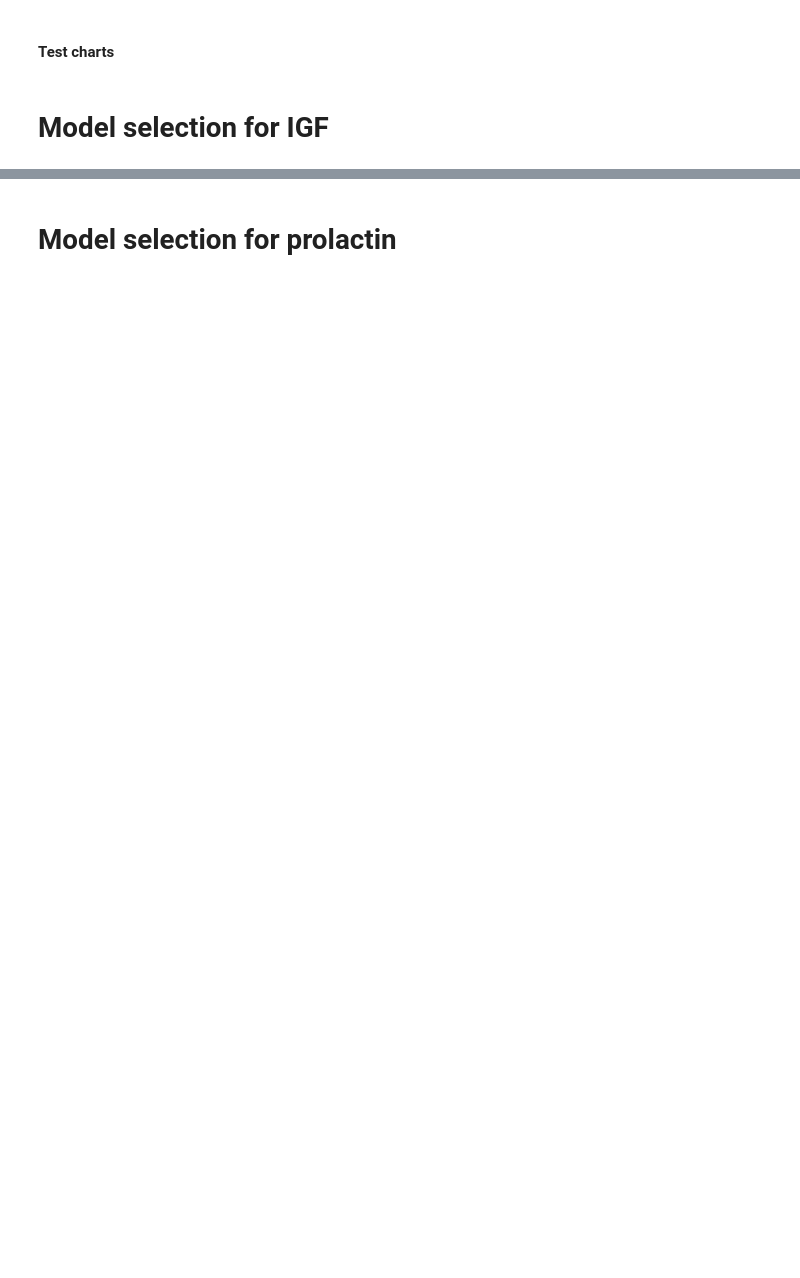
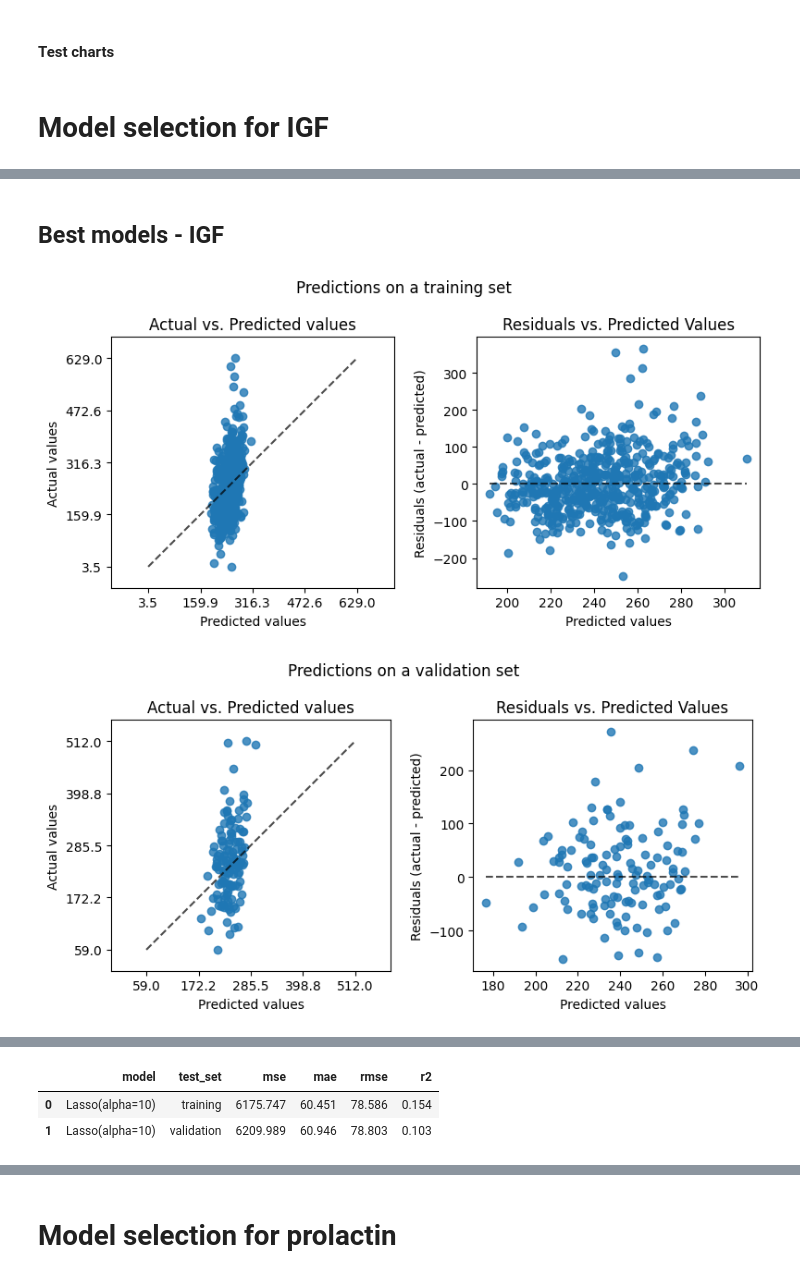
Before and after one commit to Karina-00/Master_project, a Jupyter notebook: training_models.ipynb, the cells around one changed output, grey strips where cells are left out. Cells and saved outputs as stored; diff of their text form; code cells hidden in the pictures; blank space fills up the shorter version.

```diff
--- a/training_models.ipynb
+++ b/training_models.ipynb
@@ -1205,0 +1139,10 @@ igf_tree_model_hyperparam_tuning_df
+# %% [markdown]
+## Best models - IGF
+# %%
+lasso_model = Lasso(alpha=10)
+
+igf_model_scores_df, feature_importnces_lasso = train_model(lasso_model, igf, get_feature_importance_lasso)
+igf_model_scores_df
+# %% [output]
+[figure, added]
+[figure, added]
@@ -1205,0 +1150,3 @@ igf_tree_model_hyperparam_tuning_df
+|  | model | test_set | mse | mae | rmse | r2 |
+| 0 | Lasso(alpha=10) | training | 6175.747 | 60.451 | 78.586 | 0.154 |
+| 1 | Lasso(alpha=10) | validation | 6209.989 | 60.946 | 78.803 | 0.103 |
```
Also changed, not shown: parts of 46 cells of this notebook, 3 other files.
